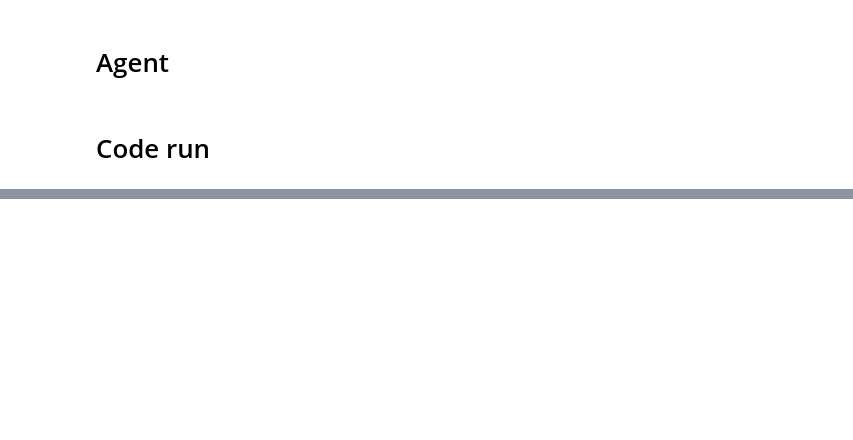
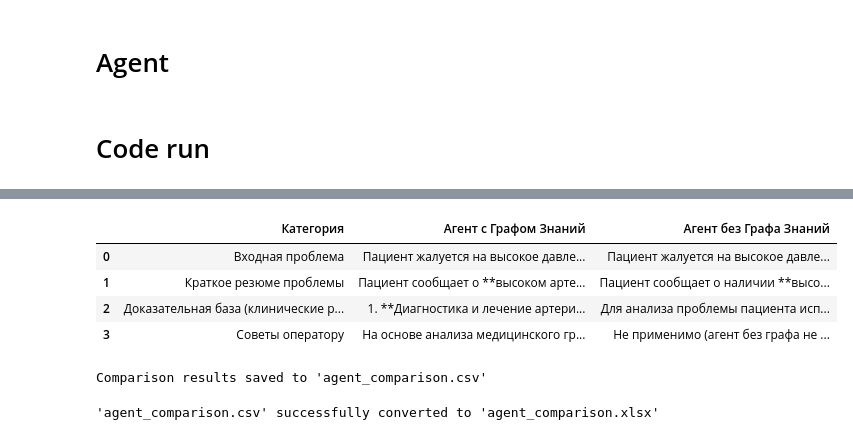
Before and after one commit to AI-is-out-there/2026-REA-Diploma-Practical-Part, a Jupyter notebook: Telemed-conf-AI-assistant.ipynb, the cells around one changed output, grey strips where cells are left out. Drawn from its saved outputs; the diff is of its cells as text; code cells hidden in the pictures; blank space fills up the shorter version.

Commit message:
csv and xlsx file for comparison graph and non graph

```diff
--- a/Telemed-conf-AI-assistant.ipynb
+++ b/Telemed-conf-AI-assistant.ipynb
@@ -553,16 +569,13 @@ class TelemedicineAnalysisAgent:
 # %% [markdown]
 # Code run
 # %%
-def main():
+def TelemedicineAnalysisAgent_with_Graph(patient_issue: str):
     print("🏥 Анализ медицинской проблемы пациента для телемедицины")
     print("=" * 70)
 
     # Инициализация агента
     tools = [search_clinical_guidelines_ru, query_clinical_knowledge_graph_ru, generate_operator_tips_from_graph]
     agent = TelemedicineAnalysisAgent(llm, tools) # Передаём mock llm
-
-    # Пример проблемы пациента (на русском)
-    patient_issue = "Пациент жалуется на высокое давление и головные боли. Подозревает гипертонию."
 
     print(f"\n📋 Входная проблема: {patient_issue}\n")
     print("-" * 50)
@@ -572,7 +585,4 @@ def main():
 
     print("\n📊 Результаты анализа:")
     print(analysis_result.get("output", "Нет результата")) # Выводим сгенерированный текст агента
-
-
-if __name__ == "__main__":
-    main()
+    return analysis_result
@@ -596,0 +589,3 @@ responded: Хорошо, я начну анализ медицинской пр
+# %%
+patient_issue_common = "Пациент жалуется на высокое давление и головные боли. Подозревает гипертонию."
+TelemedicineAnalysisAgent_with_Graph(patient_issue_common)
@@ -596,0 +877,21 @@ responded: Хорошо, я начну анализ медицинской пр
+# %%
+optimized_comparison_df.head(5)
+# %% [output]
+|  | Категория | Агент с Графом Знаний | Агент без Графа Знаний |
+| 0 | Входная проблема | Пациент жалуется на высокое давле... | Пациент жалуется на высокое давле... |
+| 1 | Краткое резюме проблемы | Пациент сообщает о **высоком арте... | Пациент сообщает о наличии **высо... |
+| 2 | Доказательная база (клинические р... | 1. **Диагностика и лечение артери... | Для анализа проблемы пациента исп... |
+| 3 | Советы оператору | На основе анализа медицинского гр... | Не применимо (агент без графа не ... |
+# %%
+import pandas as pd
+
+# Ensure comparison_df is available, if not, re-run the comparison logic or retrieve it.
+# Assuming comparison_df is already defined from the previous cell's execution.
+
+# Save the comparison DataFrame to a CSV file
+csv_filename = "agent_comparison.csv"
+optimized_comparison_df.to_csv(csv_filename, index=False, encoding='utf-8')
+
+print(f"Comparison results saved to '{csv_filename}'")
+# %% [output]
+Comparison results saved to 'agent_comparison.csv'
@@ -596,0 +901,16 @@ responded: Хорошо, я начну анализ медицинской пр
+# %%
+
+
+# Read the CSV file
+csv_filename = "agent_comparison.csv"
+df = pd.read_csv(csv_filename)
+
+# Define the output XLSX filename
+xlsx_filename = "agent_comparison.xlsx"
+
+# Convert and save to XLSX
+df.to_excel(xlsx_filename, index=False, engine='xlsxwriter')
+
+print(f"'{csv_filename}' successfully converted to '{xlsx_filename}'")
+# %% [output]
+'agent_comparison.csv' successfully converted to 'agent_comparison.xlsx'
```
Also changed, not shown: parts of 12 cells of this notebook.
